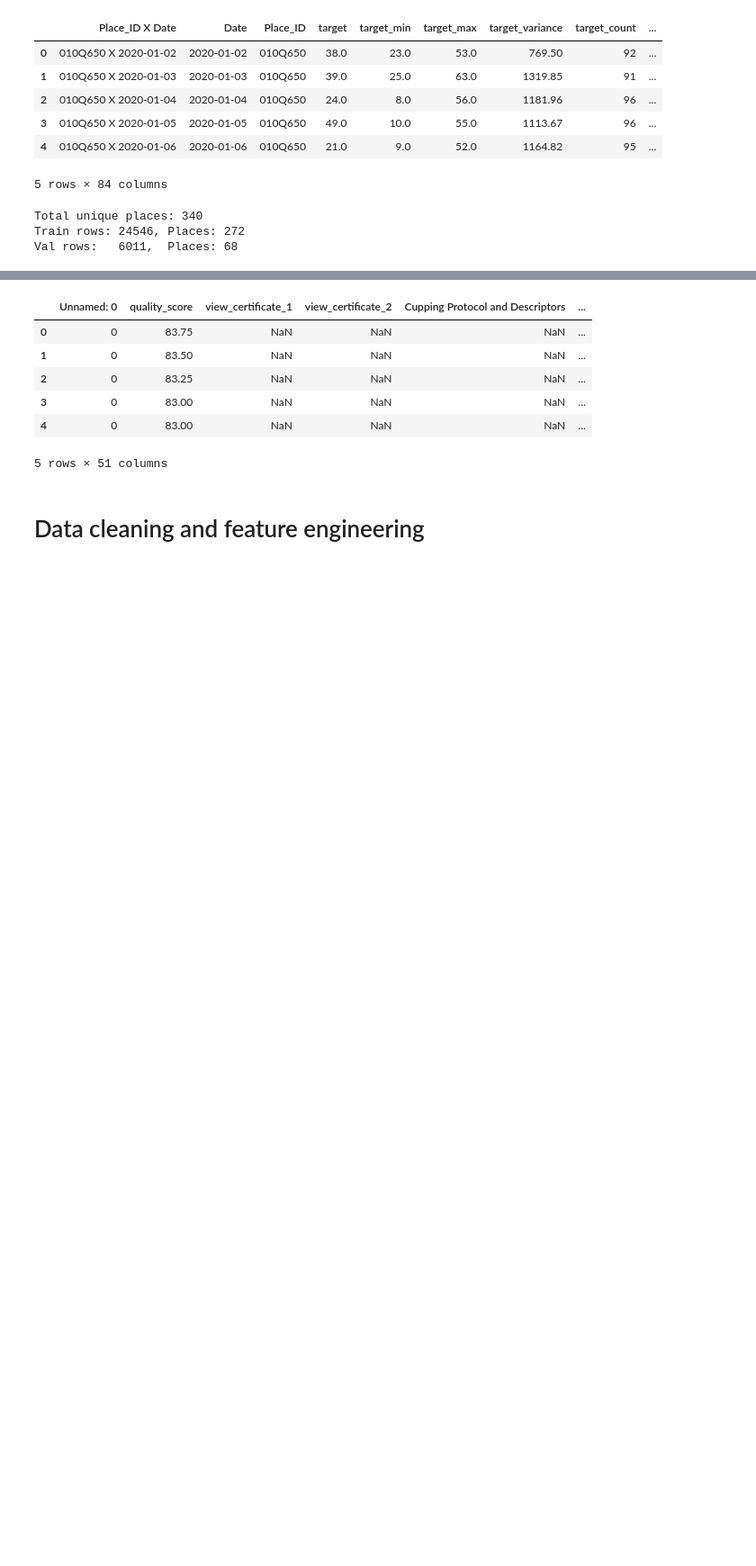
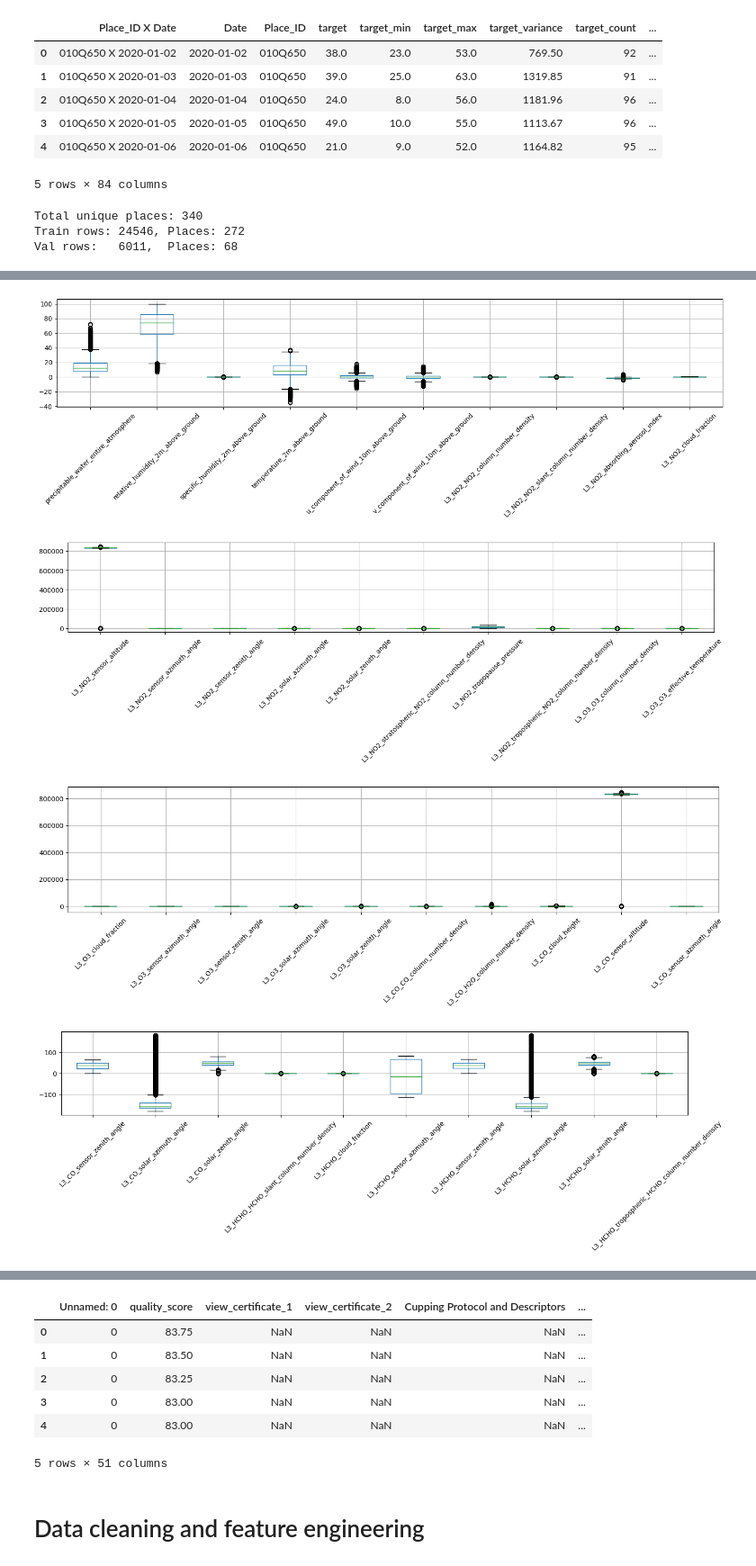
Before and after one commit to flyingpinguu/air_pollution_mlproject, a Jupyter notebook: air_pollution.ipynb, the cells around one changed output, grey strips where cells are left out. Shown at 90% size. Saved outputs shown, nothing was run; the diff lists cells and outputs as text; code cells hidden in the pictures; blank space fills up the shorter version.

```diff
--- a/air_pollution.ipynb
+++ b/air_pollution.ipynb
@@ -134,0 +221,6 @@ y_val = val_split['target']
+# %%
+#clean the training data only first :
+
+imputer = SimpleImputer(strategy='median')
+X_tr_imputed  = pd.DataFrame(imputer.fit_transform(X_tr),  columns=X_tr.columns)
+X_val_imputed = pd.DataFrame(imputer.transform(X_val),     columns=X_tr.columns)
@@ -134,0 +234,19 @@ y_val = val_split['target']
+# %%
+# Dealing  with outliers in the trainig data set
+import matplotlib.pyplot as plt
+
+# Plot boxplots for all features in chunks of 10
+cols = X_tr_imputed.columns.tolist()
+chunk_size = 10
+
+for i in range(0, len(cols), chunk_size):
+    chunk = cols[i:i+chunk_size]
+    X_tr_imputed[chunk].boxplot(figsize=(15, 5))
+    plt.xticks(rotation=45)
+    plt.tight_layout()
+    plt.show()
+# %% [output]
+[figure, added]
+[figure, added]
+[figure, added]
+[figure, added]
```
Also changed, not shown: parts of 12 cells of this notebook.
